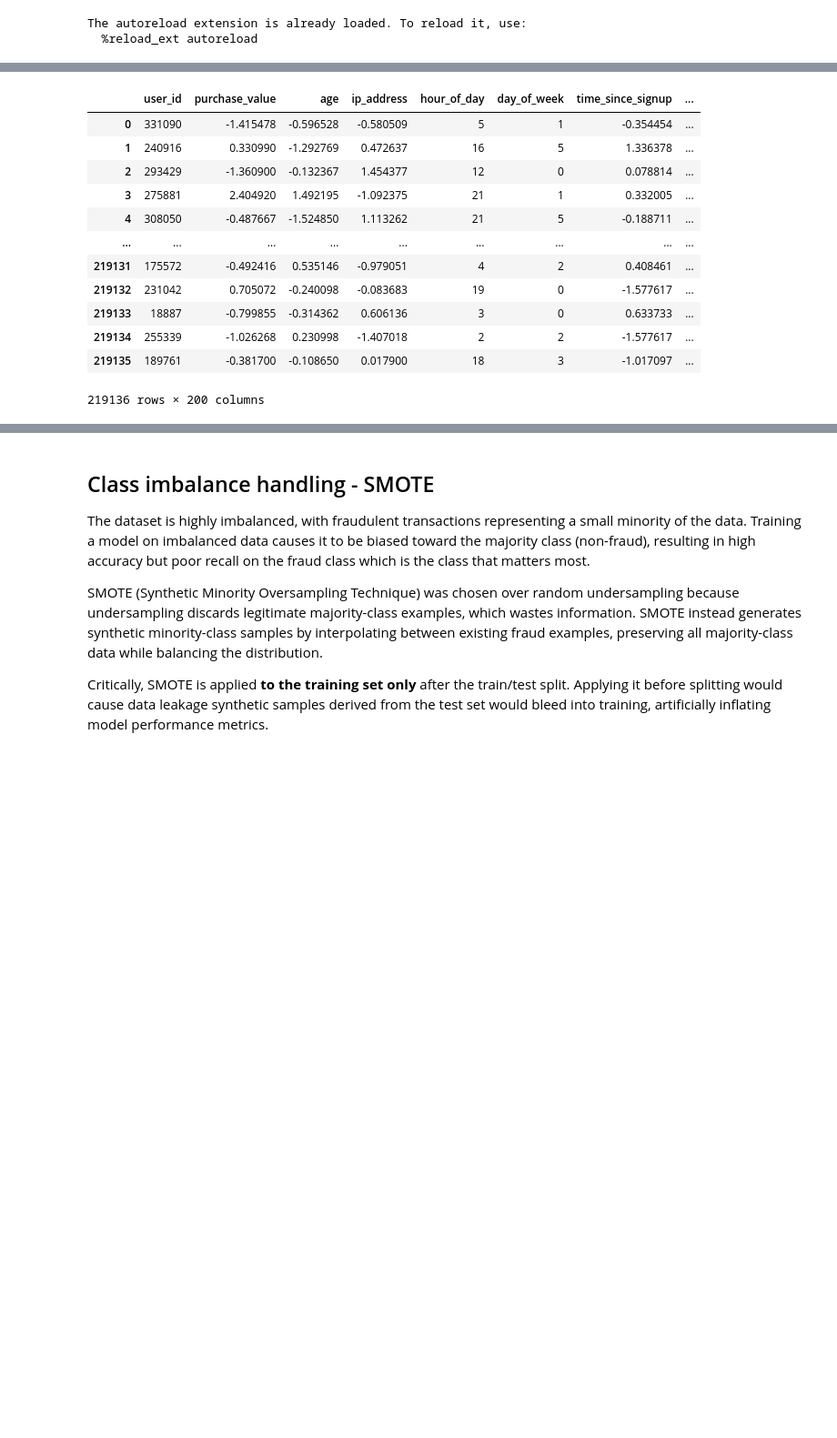
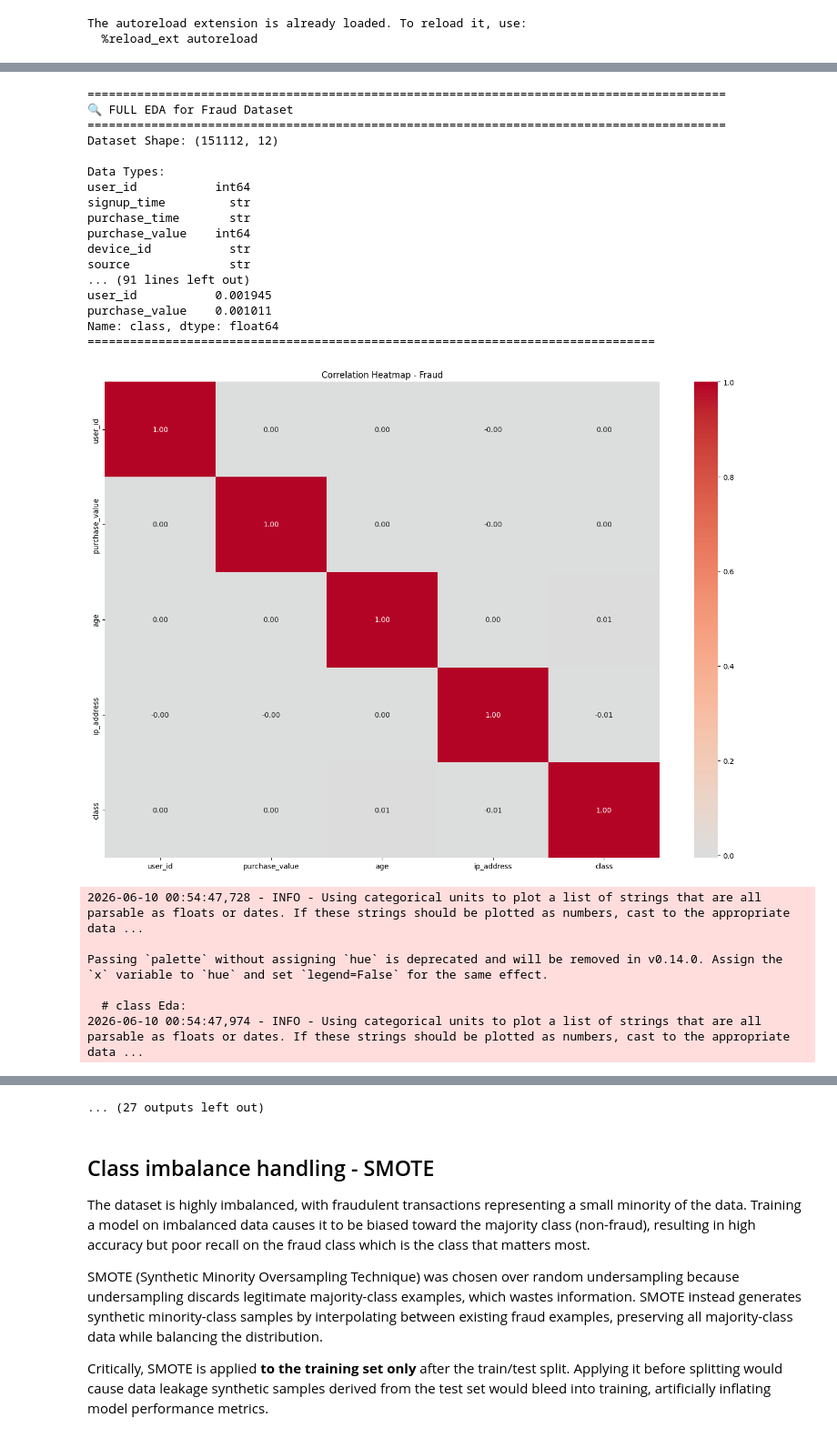
Before and after one commit to soliana-k/fraud-detection, a Jupyter notebook: notebooks/eda_fraud.ipynb, the cells around one changed output, grey strips where cells are left out. Shown at 91% size. Saved outputs shown, nothing was run; the diff lists cells and outputs as text; code cells hidden in the pictures; blank space fills up the shorter version.

```diff
--- a/notebooks/eda_fraud.ipynb
+++ b/notebooks/eda_fraud.ipynb
@@ -68,16 +12,0 @@ sex      151112      2       M  88293
-# %%
-X_train_resampled
-# %% [output]
-|  | user_id | purchase_value | age | ip_address | hour_of_day | day_of_week | time_since_signup | ... |
-| 0 | 331090 | -1.415478 | -0.596528 | -0.580509 | 5 | 1 | -0.354454 | ... |
-| 1 | 240916 | 0.330990 | -1.292769 | 0.472637 | 16 | 5 | 1.336378 | ... |
-| 2 | 293429 | -1.360900 | -0.132367 | 1.454377 | 12 | 0 | 0.078814 | ... |
-| 3 | 275881 | 2.404920 | 1.492195 | -1.092375 | 21 | 1 | 0.332005 | ... |
-| 4 | 308050 | -0.487667 | -1.524850 | 1.113262 | 21 | 5 | -0.188711 | ... |
-| ... | ... | ... | ... | ... | ... | ... | ... | ... |
-| 219131 | 175572 | -0.492416 | 0.535146 | -0.979051 | 4 | 2 | 0.408461 | ... |
-| 219132 | 231042 | 0.705072 | -0.240098 | -0.083683 | 19 | 0 | -1.577617 | ... |
-| 219133 | 18887 | -0.799855 | -0.314362 | 0.606136 | 3 | 0 | 0.633733 | ... |
-| 219134 | 255339 | -1.026268 | 0.230998 | -1.407018 | 2 | 2 | -1.577617 | ... |
-| 219135 | 189761 | -0.381700 | -0.108650 | 0.017900 | 18 | 3 | -1.017097 | ... |
-219136 rows × 200 columns
@@ -83,0 +15,4 @@ X_train_resampled
+# %%
+pipeline = FraudDetectionPipeline("../data/raw/Fraud_Data.csv", "../data/raw/IpAddress_to_Country.csv")
+X_train, y_train, X_test, y_test = pipeline.run()
+# %% [output]
@@ -83,0 +22,24 @@ X_train_resampled
+==========================================================================================
+🔍 FULL EDA for Fraud Dataset
+==========================================================================================
+Dataset Shape: (151112, 12)
+
+Data Types:
+user_id           int64
+signup_time         str
+purchase_time       str
+purchase_value    int64
+device_id           str
+source              str
+... (91 lines left out)
+user_id           0.001945
+purchase_value    0.001011
+Name: class, dtype: float64
+================================================================================
+[figure, added]
+2026-06-10 00:54:47,728 - INFO - Using categorical units to plot a list of strings that are all parsable as floats or dates. If these strings should be plotted as numbers, cast to the appropriate data ...
+
+Passing `palette` without assigning `hue` is deprecated and will be removed in v0.14.0. Assign the `x` variable to `hue` and set `legend=False` for the same effect.
+
+  # class Eda:
+2026-06-10 00:54:47,974 - INFO - Using categorical units to plot a list of strings that are all parsable as floats or dates. If these strings should be plotted as numbers, cast to the appropriate data ...
@@ -84,3 +69,4 @@ X_train_resampled
+... (27 outputs left out)
 # %% [markdown]
 ## Class imbalance handling - SMOTE
 
```
Also changed, not shown: parts of 4 cells of this notebook, 2 other files.
